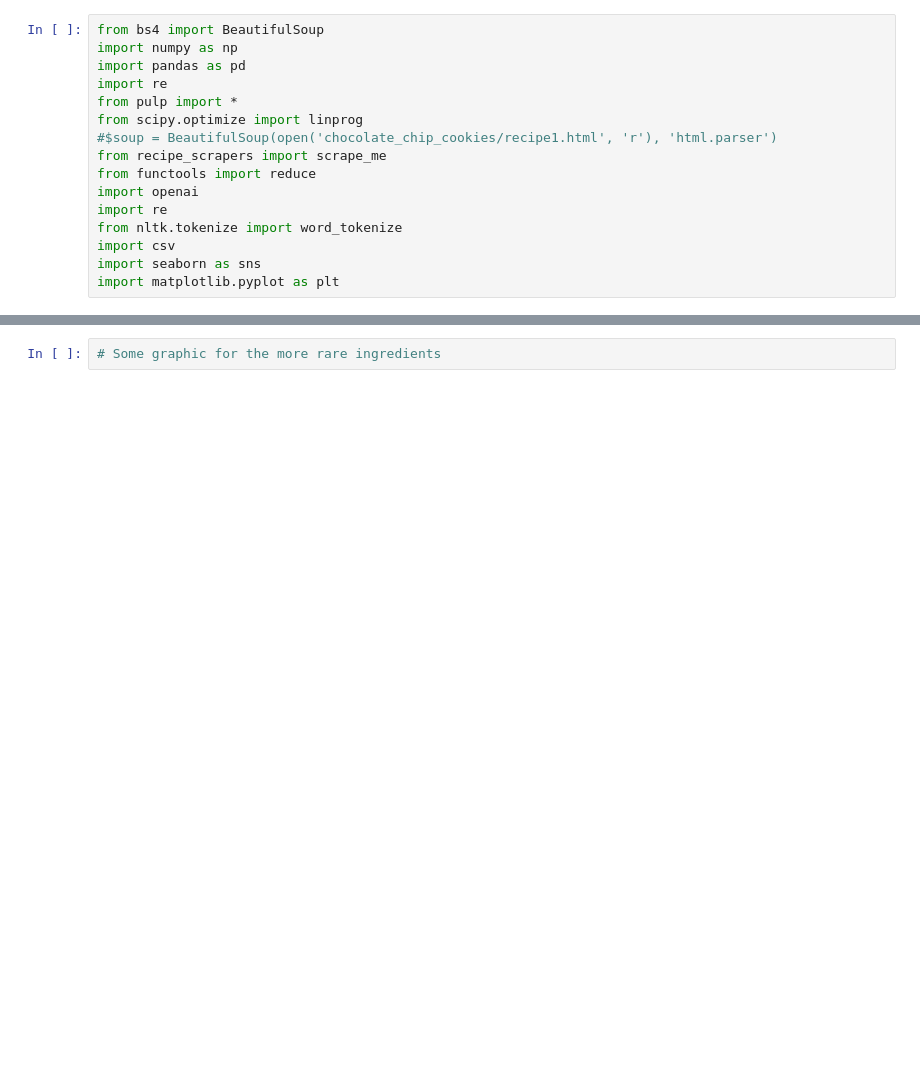
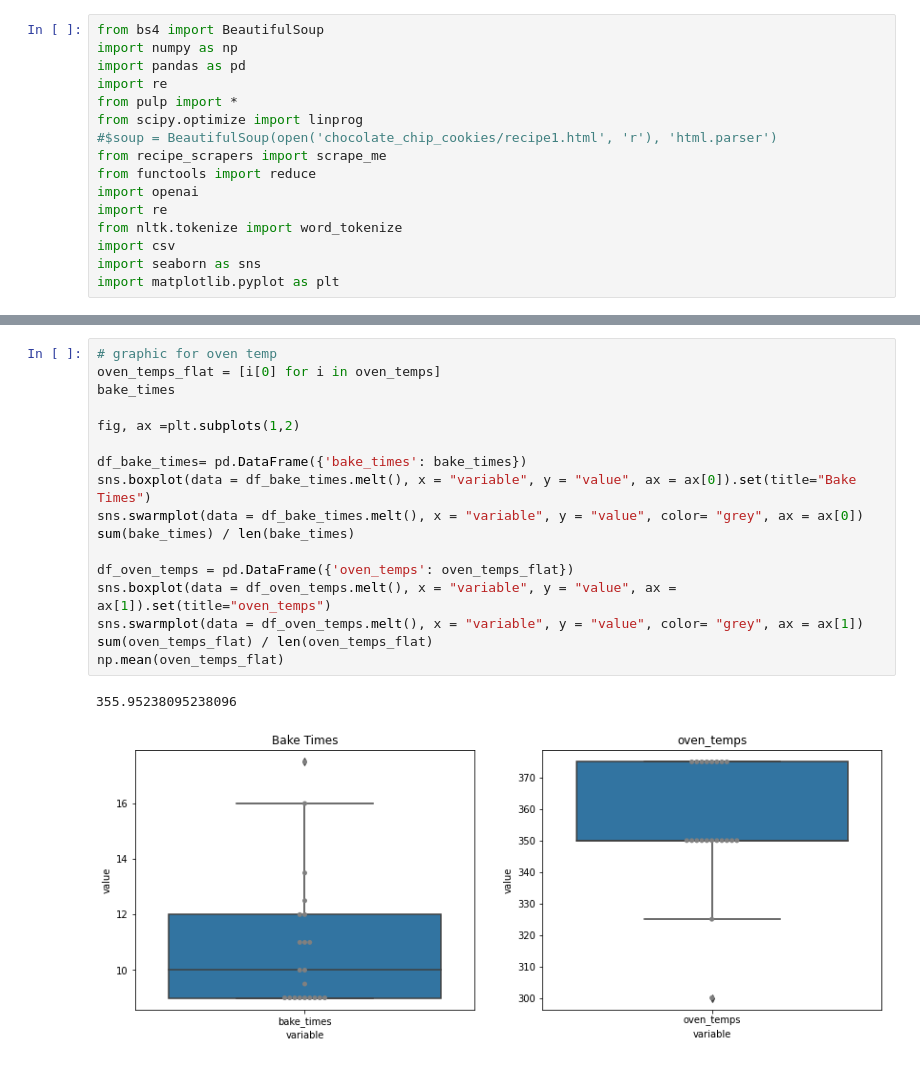
Before and after one commit to kiti15237/median_meal, a Jupyter notebook: recipe_averager.ipynb, the cells around one changed output, grey strips where cells are left out. Saved outputs shown, nothing was run; the diff lists cells and outputs as text; blank space fills up the shorter version.

```diff
--- a/recipe_averager.ipynb
+++ b/recipe_averager.ipynb
@@ -625,2 +656,20 @@ recipe
-# %%
-# Some graphic for the more rare ingredients
+# %%
+# graphic for oven temp
+oven_temps_flat = [i[0] for i in oven_temps]
+bake_times
+
+fig, ax =plt.subplots(1,2)
+
+df_bake_times= pd.DataFrame({'bake_times': bake_times})
+sns.boxplot(data = df_bake_times.melt(), x = "variable", y = "value", ax = ax[0]).set(title="Bake Times")
+sns.swarmplot(data = df_bake_times.melt(), x = "variable", y = "value", color= "grey", ax = ax[0])
+sum(bake_times) / len(bake_times)
+
+df_oven_temps = pd.DataFrame({'oven_temps': oven_temps_flat})
+sns.boxplot(data = df_oven_temps.melt(), x = "variable", y = "value", ax = ax[1]).set(title="oven_temps")
+sns.swarmplot(data = df_oven_temps.melt(), x = "variable", y = "value", color= "grey", ax = ax[1])
+sum(oven_temps_flat) / len(oven_temps_flat)
+np.mean(oven_temps_flat)
+# %% [output]
+355.95238095238096
+[figure, added]
```
Also changed, not shown: parts of 9 cells of this notebook, 3 other files.
